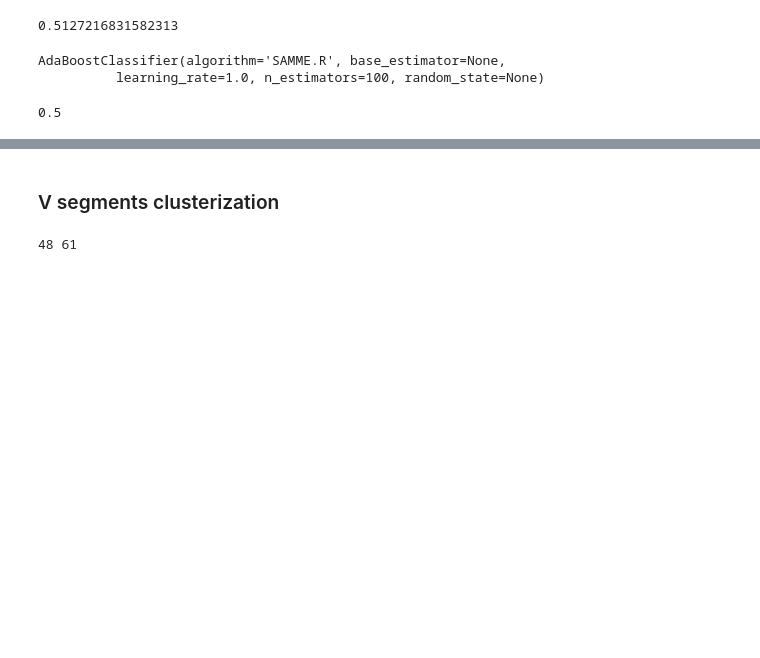
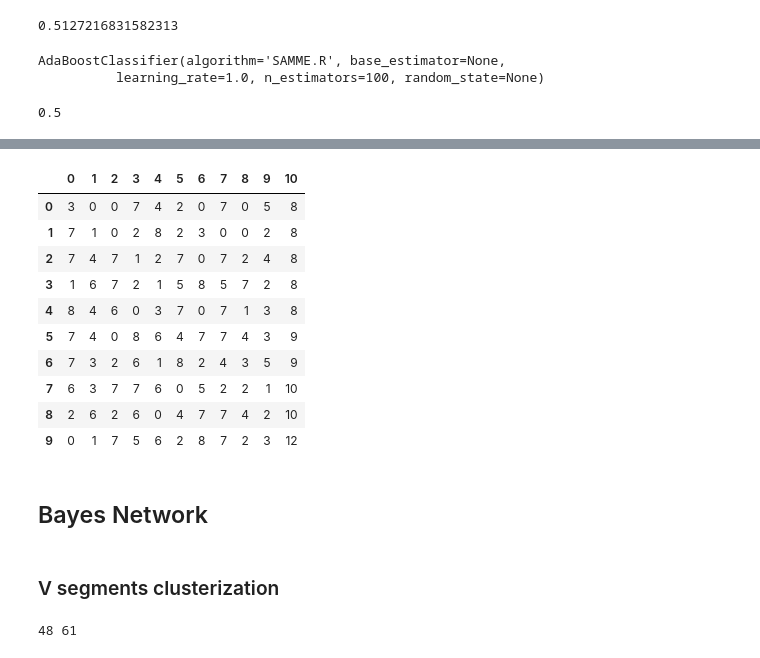
Before and after one commit to antigenomics/tcr-pairing-preferences, a Jupyter notebook: main.ipynb, the cells around one changed output, grey strips where cells are left out. Saved outputs shown, nothing was run; the diff lists cells and outputs as text; code cells hidden in the pictures; blank space fills up the shorter version.

```diff
--- a/main.ipynb
+++ b/main.ipynb
@@ -1005,0 +1129,6 @@ beta_length_bin = MinMaxBins(beta_length)
+# %%
+n_bines = 3
+bins_data = np.concatenate([BinArray(ScalePCA(alpha_mean_kidera), n_bines=n_bins)[:, :5],
+                            BinArray(ScalePCA(beta_mean_kidera), n_bines=n_bins)[:, :5]],
+                            axis=1)
+stat_dict = GetBinsStatistics(bins_data)
@@ -1005,0 +1143,9 @@ beta_length_bin = MinMaxBins(beta_length)
+# %%
+stat_arr = np.zeros((len(stat_dict), 11), dtype=int)
+seqs = list(stat_dict.keys())
+
+for i in range(len(seqs)):
+    stat_arr[i, :-1] = seqs[i]
+    stat_arr[i, -1] = stat_dict[seqs[i]]
+stat_arr = stat_arr[np.argsort(stat_arr[:, -1]), :]
+stat_arr
@@ -1006,3 +1160,19 @@ beta_length_bin = MinMaxBins(beta_length)
+# %%
+pd.DataFrame(stat_arr[-10:, :])
+# %% [output]
+|  | 0 | 1 | 2 | 3 | 4 | 5 | 6 | 7 | 8 | 9 | 10 |
+| 0 | 3 | 0 | 0 | 7 | 4 | 2 | 0 | 7 | 0 | 5 | 8 |
+| 1 | 7 | 1 | 0 | 2 | 8 | 2 | 3 | 0 | 0 | 2 | 8 |
+| 2 | 7 | 4 | 7 | 1 | 2 | 7 | 0 | 7 | 2 | 4 | 8 |
+| 3 | 1 | 6 | 7 | 2 | 1 | 5 | 8 | 5 | 7 | 2 | 8 |
+| 4 | 8 | 4 | 6 | 0 | 3 | 7 | 0 | 7 | 1 | 3 | 8 |
+| 5 | 7 | 4 | 0 | 8 | 6 | 4 | 7 | 7 | 4 | 3 | 9 |
+| 6 | 7 | 3 | 2 | 6 | 1 | 8 | 2 | 4 | 3 | 5 | 9 |
+| 7 | 6 | 3 | 7 | 7 | 6 | 0 | 5 | 2 | 2 | 1 | 10 |
+| 8 | 2 | 6 | 2 | 6 | 0 | 4 | 7 | 7 | 4 | 2 | 10 |
+| 9 | 0 | 1 | 7 | 5 | 6 | 2 | 8 | 7 | 2 | 3 | 12 |
+# %% [markdown]
+## Bayes Network
 # %% [markdown]
 ### V segments clusterization
 # %%
```
Also changed, not shown: parts of 16 cells of this notebook, 14 other files.
